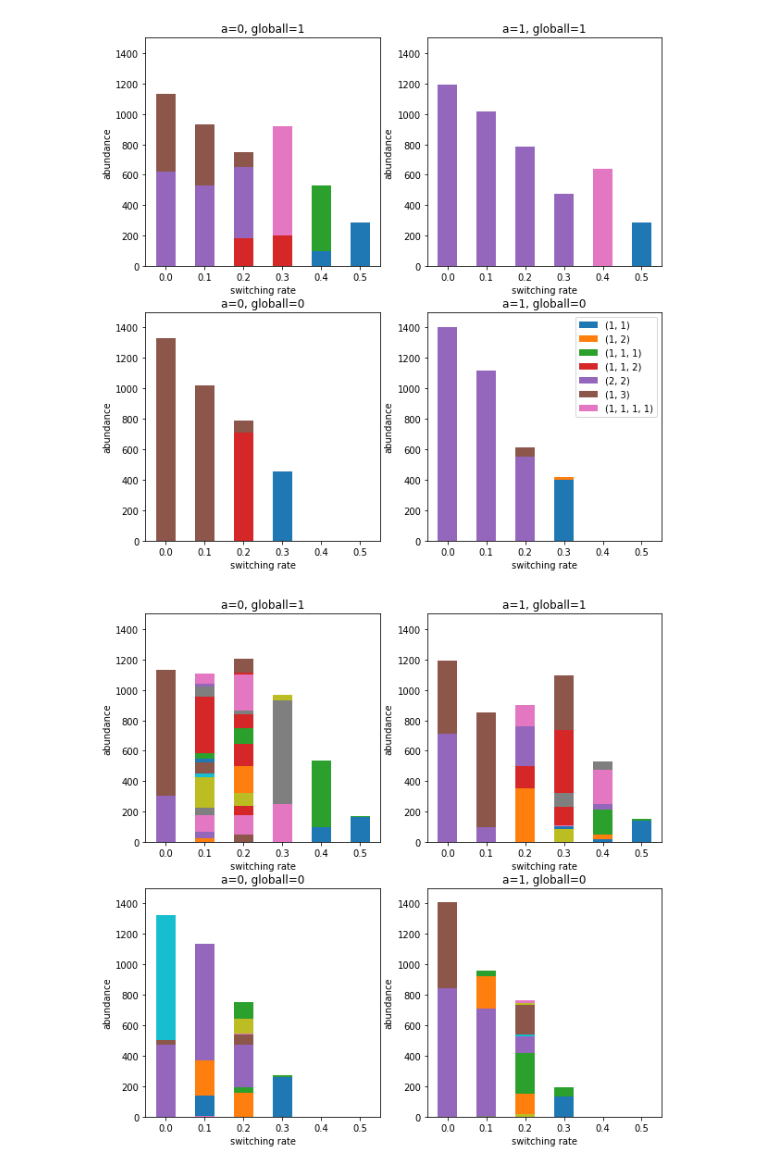
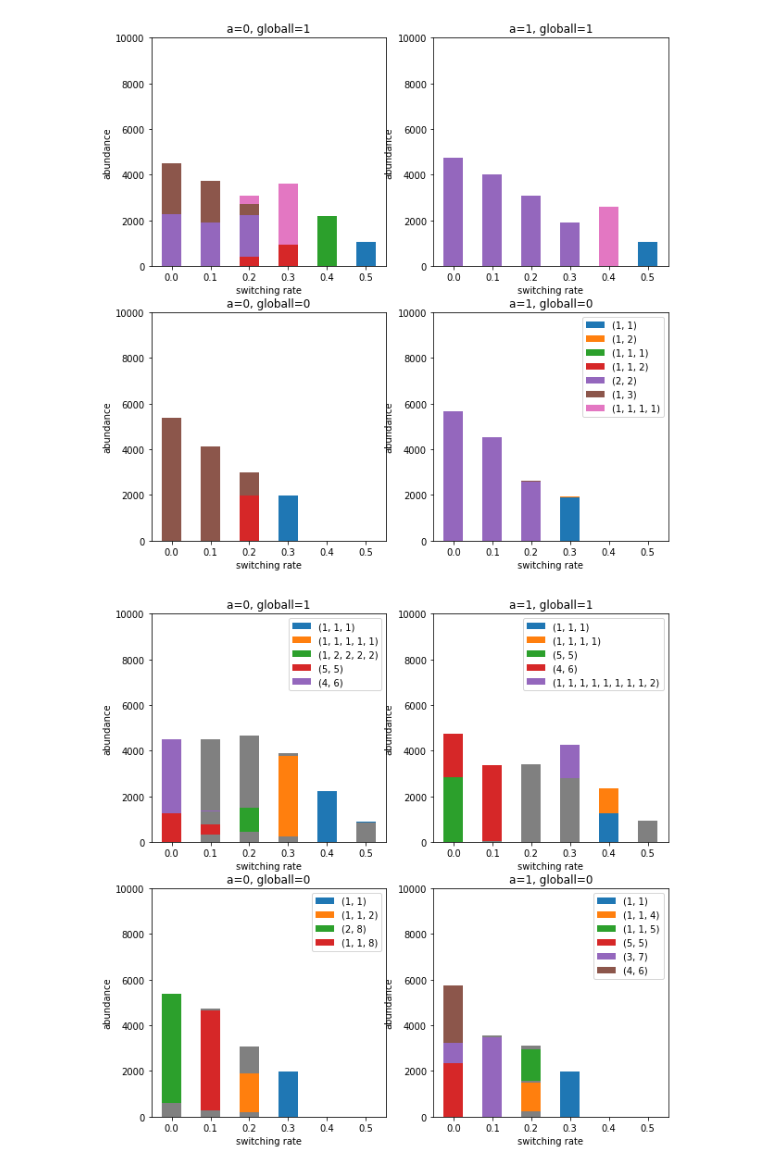
Before and after one commit to osmond-lab/fragmenting-lattice, a Jupyter notebook: plots.ipynb, the cells around one changed output. Saved outputs shown, nothing was run; the diff lists cells and outputs as text; code cells hidden in the pictures.

Commit message:
sims run, plot made

```diff
--- a/plots.ipynb
+++ b/plots.ipynb
@@ -57,12 +58,12 @@ for a in As:
         ax.set_xlabel('switching rate')
         ax.set_ylabel('abundance')
         ax.set_title('a=%d, globall=%d' %(a,globall))
-        ax.set_ylim(0,1500)
+        ax.set_ylim(0,10000)
 
 plt.legend()
 plt.show()
 # %% [output]
-[figure, old version]
+[figure, new version]
 # %%
 n = 10
 modes = non_trivial_partitions(n)
@@ -70,33 +71,39 @@ nmodes = len(modes)
 nreps = 10
 ms = [0,0.1,0.2,0.3,0.4,0.5]
 As = [0,1]
 globalls = [0,1]
 
 fig, axs = plt.subplots(2,2, figsize=(10,10))
 
+ixs=[]
 for a in As:
     for globall in globalls:
 
         mcounts = []
         for m in ms:
             counts = []
             for rep in range(nreps):
                 _,mos,_ = np.load('data/sim_n%d_m%s_globall%d_a%d_rep%d.npy' %(n,m,globall,a,rep))
                 counts.append([np.sum(mos==i) for i in range(nmodes+1)])
             mcounts.append(np.mean(counts, axis=0))
         mcounts = np.array(mcounts)
 
         bottom = np.zeros(len(ms))
         ax = axs[1-globall,a]
         for i in range(nmodes):
-            ax.bar(ms, mcounts[:,i+1], bottom=bottom, width=0.05, label=modes[i])
+            if np.max(mcounts[:,i+1])>1000:
+                ax.bar(ms, mcounts[:,i+1], bottom=bottom, width=0.05, label=modes[i])
+                ixs.append(i)
+            else:
+                ax.bar(ms, mcounts[:,i+1], bottom=bottom, width=0.05, color='gray')
             bottom += mcounts[:,i+1]
         ax.set_xlabel('switching rate')
         ax.set_ylabel('abundance')
         ax.set_title('a=%d, globall=%d' %(a,globall))
-        ax.set_ylim(0,1500)
+        ax.set_ylim(0,10000)
+        ax.legend()
 
 # plt.legend()
 plt.show()
 # %% [output]
-[figure, old version]
+[figure, new version]
```
Also changed, not shown: parts of 2 cells of this notebook, 1 other file.
